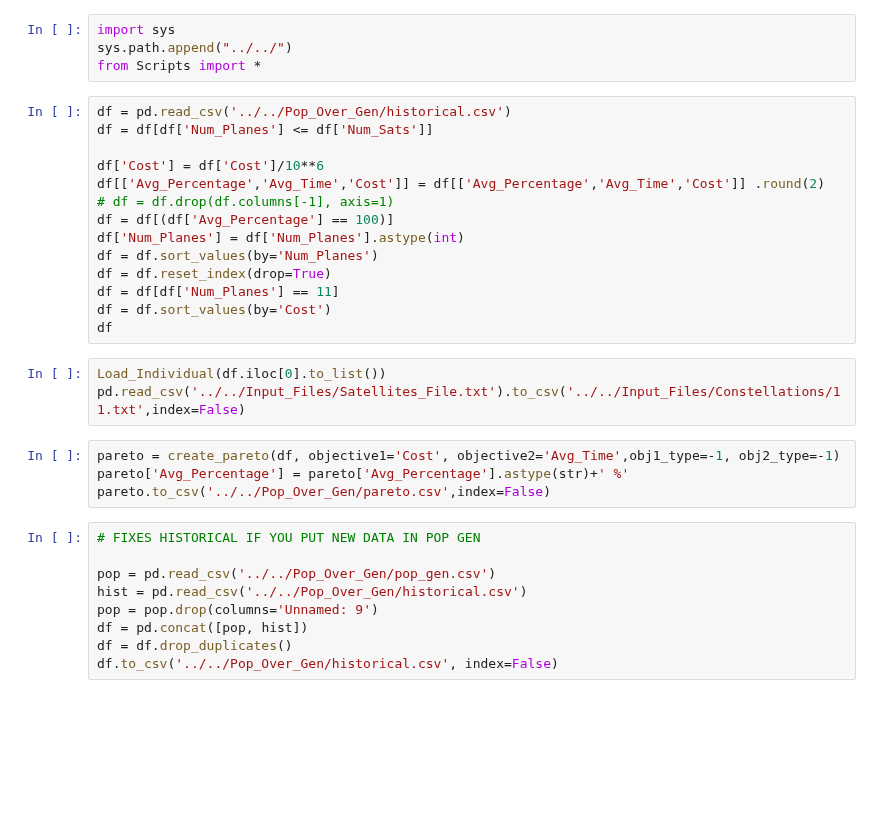
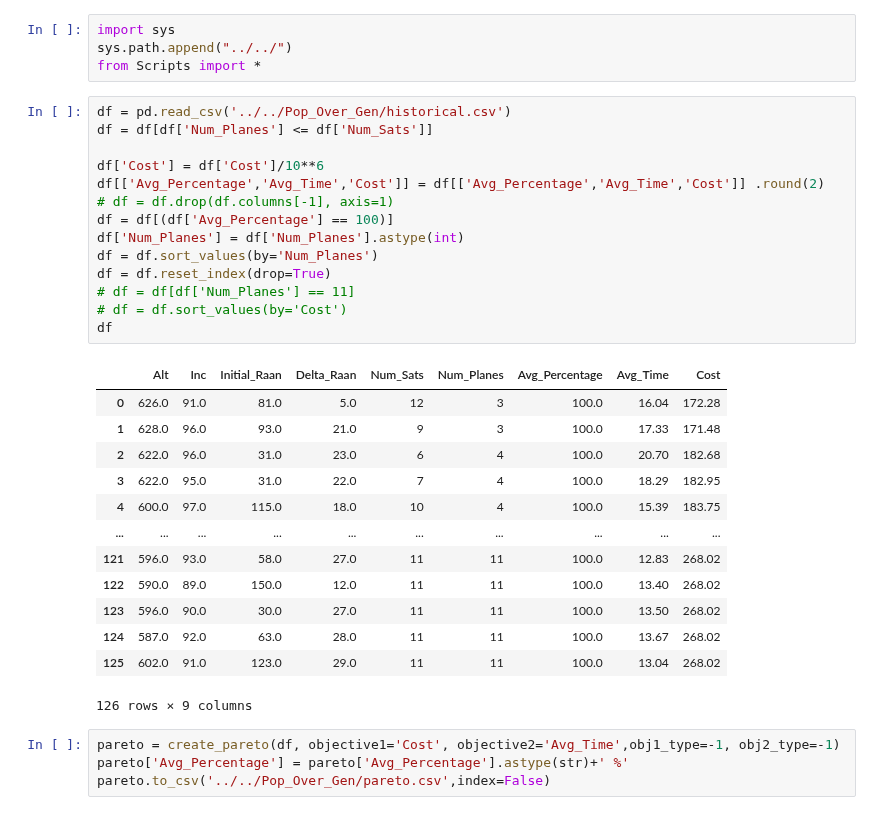
Before and after one commit to jjermstad24/STK_Simulation_Code, a Jupyter notebook: Subteam_Directories/OCD/Results.ipynb, the cells around one changed output. Cells and saved outputs as stored; diff of their text form; blank space fills up the shorter version.

Commit message:
updated results and constellations

```diff
--- a/Subteam_Directories/OCD/Results.ipynb
+++ b/Subteam_Directories/OCD/Results.ipynb
@@ -5,33 +5,35 @@ from Scripts import *
 # %%
 df = pd.read_csv('../../Pop_Over_Gen/historical.csv')
 df = df[df['Num_Planes'] <= df['Num_Sats']]
 
 df['Cost'] = df['Cost']/10**6
 df[['Avg_Percentage','Avg_Time','Cost']] = df[['Avg_Percentage','Avg_Time','Cost']] .round(2)
 # df = df.drop(df.columns[-1], axis=1)
 df = df[(df['Avg_Percentage'] == 100)]
 df['Num_Planes'] = df['Num_Planes'].astype(int)
 df = df.sort_values(by='Num_Planes')
 df = df.reset_index(drop=True)
-df = df[df['Num_Planes'] == 11]
-df = df.sort_values(by='Cost')
+# df = df[df['Num_Planes'] == 11]
+# df = df.sort_values(by='Cost')
 df
+# %% [output]
+|  | Alt | Inc | Initial_Raan | Delta_Raan | Num_Sats | Num_Planes | Avg_Percentage | Avg_Time | Cost |
+| 0 | 626.0 | 91.0 | 81.0 | 5.0 | 12 | 3 | 100.0 | 16.04 | 172.28 |
+| 1 | 628.0 | 96.0 | 93.0 | 21.0 | 9 | 3 | 100.0 | 17.33 | 171.48 |
+| 2 | 622.0 | 96.0 | 31.0 | 23.0 | 6 | 4 | 100.0 | 20.70 | 182.68 |
+| 3 | 622.0 | 95.0 | 31.0 | 22.0 | 7 | 4 | 100.0 | 18.29 | 182.95 |
+| 4 | 600.0 | 97.0 | 115.0 | 18.0 | 10 | 4 | 100.0 | 15.39 | 183.75 |
+| ... | ... | ... | ... | ... | ... | ... | ... | ... | ... |
+| 121 | 596.0 | 93.0 | 58.0 | 27.0 | 11 | 11 | 100.0 | 12.83 | 268.02 |
+| 122 | 590.0 | 89.0 | 150.0 | 12.0 | 11 | 11 | 100.0 | 13.40 | 268.02 |
+| 123 | 596.0 | 90.0 | 30.0 | 27.0 | 11 | 11 | 100.0 | 13.50 | 268.02 |
+| 124 | 587.0 | 92.0 | 63.0 | 28.0 | 11 | 11 | 100.0 | 13.67 | 268.02 |
+| 125 | 602.0 | 91.0 | 123.0 | 29.0 | 11 | 11 | 100.0 | 13.04 | 268.02 |
+126 rows × 9 columns
-# %%
-Load_Individual(df.iloc[0].to_list())
-pd.read_csv('../../Input_Files/Satellites_File.txt').to_csv('../../Input_Files/Constellations/11.txt',index=False)
 # %%
 pareto = create_pareto(df, objective1='Cost', objective2='Avg_Time',obj1_type=-1, obj2_type=-1)
 pareto['Avg_Percentage'] = pareto['Avg_Percentage'].astype(str)+' %'
 pareto.to_csv('../../Pop_Over_Gen/pareto.csv',index=False)
-# %%
-# FIXES HISTORICAL IF YOU PUT NEW DATA IN POP GEN
-
-pop = pd.read_csv('../../Pop_Over_Gen/pop_gen.csv')
-hist = pd.read_csv('../../Pop_Over_Gen/historical.csv')
-pop = pop.drop(columns='Unnamed: 9')
-df = pd.concat([pop, hist])
-df = df.drop_duplicates()
-df.to_csv('../../Pop_Over_Gen/historical.csv', index=False)
 # %%
 # sum - Adds up values across groups. Useful if you want total values.
 # min / max - Gets the minimum or maximum values, respectively.
```
Also changed, not shown: parts of 3 cells of this notebook, 7 other files.
